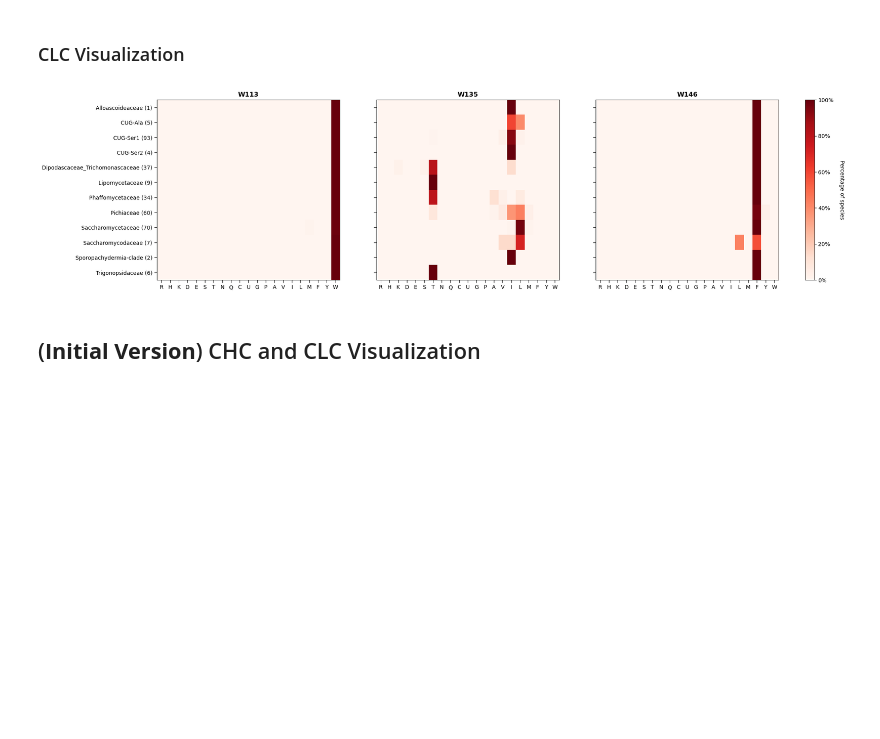
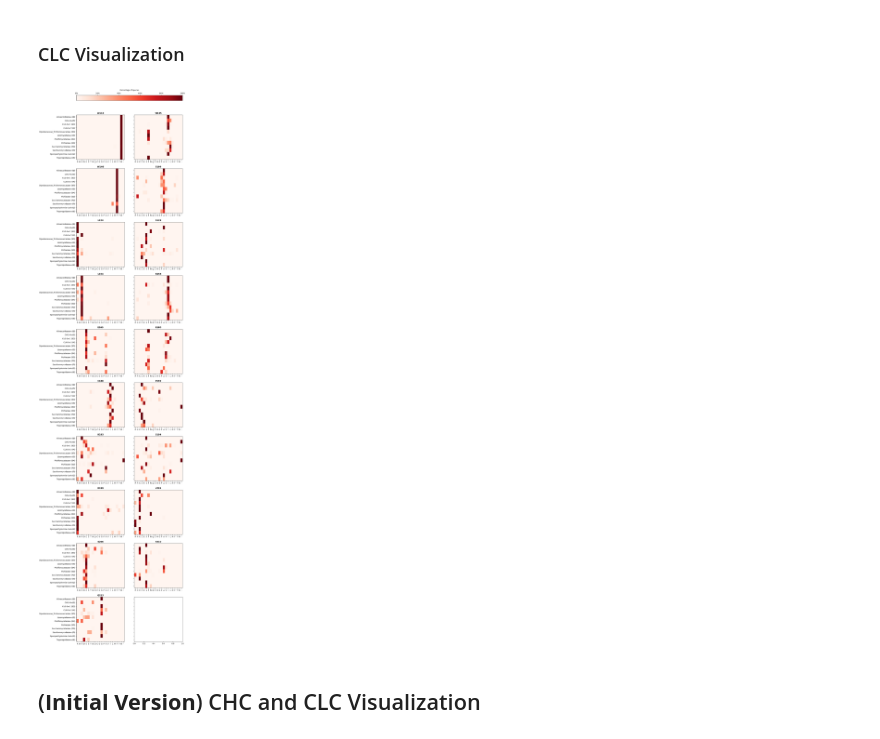
Before and after one commit to GeorgeCrawford15/yeast-clathrin-conservation, a Jupyter notebook: clathrin-chains-conservation.ipynb, the cells around one changed output. Saved outputs shown, nothing was run; the diff lists cells and outputs as text; code cells hidden in the pictures; blank space fills up the shorter version.

```diff
--- a/clathrin-chains-conservation.ipynb
+++ b/clathrin-chains-conservation.ipynb
@@ -170,26 +208,44 @@ clade_paths = {
 }
 
 site_dict = {
-    'W113': 378,
-    'W135': 400,
-    'W146': 411
+    'W113': 367,
+    'W135': 389,
+    'W146': 400,
+    'S109': 363,
+    'L124': 378,
+    'S128': 382,
+    'L154': 408,
+    'K158': 412,
+    'E165': 419,
+    'E180': 449,
+    'C188': 457,
+    'P192': 461,
+    'K193': 462,
+    'S194': 463,
+    'K199': 482,
+    'V201': 484,
+    'S206': 489,
+    'S210': 493,
+    'Q213': 496
 }
 # %% [markdown]
 ### CLC Visualization
 # %%
 clade_residue_conservation(
     clade_paths,
     site_dict,
-    plot_width=22,
-    plot_height=6,
+    n_rows=10,
+    n_cols=2,
+    plot_width=12,
+    plot_height=62,
     xaxis_size=10,
     yaxis_size=10,
     title_size=12,
     cbar_title_size=10,
     cbar_tick_size=10
 )
 # %% [output]
-[figure, old version]
+[figure, new version]
 # %% [markdown]
 ## (**Initial Version**) CHC and CLC Visualization
 # %%
```
Also changed, not shown: parts of 5 cells of this notebook, 2 other files.
